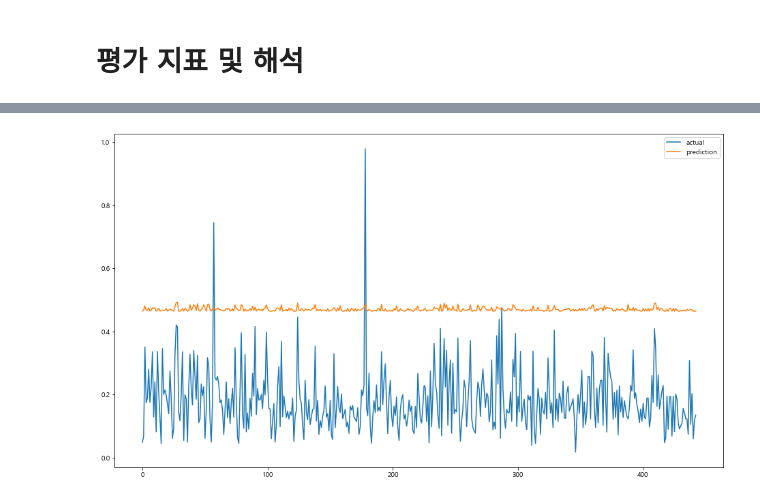
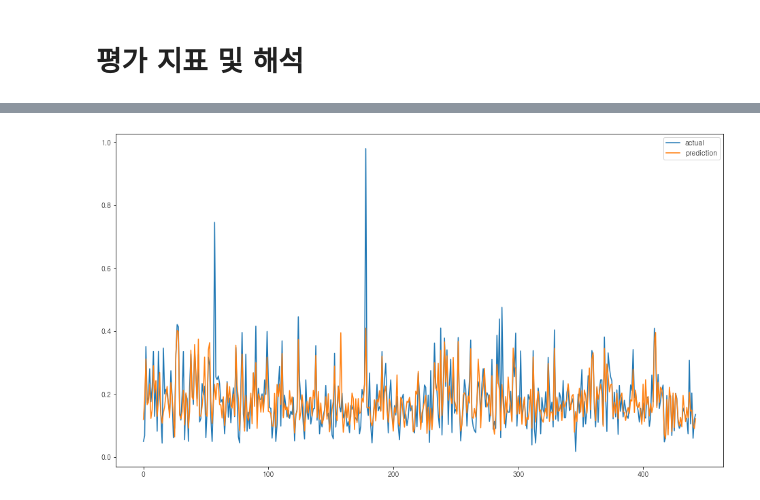
Before and after one commit to iDolphin99/proj-argricultural-price-predict, a Jupyter notebook: Dolphin/model_xgb_lgbm.ipynb, the cells around one changed output, grey strips where cells are left out. Saved outputs shown, nothing was run; the diff lists cells and outputs as text; code cells hidden in the pictures.

```diff
--- a/Dolphin/model_xgb_lgbm.ipynb
+++ b/Dolphin/model_xgb_lgbm.ipynb
@@ -262,0 +425,2 @@ wlist = [(dtrain, 'train'), (dtest,'eval')]
+# %%
+train_feature, train_X, test_X, valid_X, train_y, test_y, valid_y = preprocessing(input_data_list[4], 7, path)
@@ -263,6 +451,7 @@ wlist = [(dtrain, 'train'), (dtest,'eval')]
 # %%
-model_xgb_1 = XGBRegressor(n_estimators=100, learning_rate=0.001, gamma=0, subsample=0.75,
-                           colsample_bytree=1, max_depth=7)
-model_xgb_1.fit(train_X, train_y)
+#model_xgb = XGBRegressor(n_estimators=1000, learning_rate=0.001, colsample_bytree=0.5, subsample=0.8)
+model_xgb = XGBRegressor(n_estimators=1000, learning_rate=0.05)
+get_cv_score(model_xgb, train_X, train_y)
 
-pred_xgb_1 = model_xgb_1.predict(test_X)
+model_xgb.fit(train_X, train_y, early_stopping_rounds=100, eval_metric="logloss", eval_set=evals,verbose=True)
+pred_xgb = model_xgb.predict(test_X)
@@ -335,6 +505,3 @@ Did not meet early stopping. Best iteration is:
 # %% [markdown]
 # 평가 지표 및 해석
-# %%
-    true_y = test_y.to_numpy()
-    true_y = np.ravel(true_y)
 # %%
@@ -366,10 +521,3 @@ get_model_cv_prediction(model_lgbm, train_X, train_y)
 # %%
-true_y = test_y.to_numpy()
-true_y = np.ravel(true_y)
-
-df_result_1 = pd.DataFrame(list(zip(true_y, pred_xgb_1)), columns=['true_y', 'xgb_pred_1'])
-df_result_2 = pd.DataFrame(list(zip(true_y, pred_xgb_2)), columns=['true_y_2', 'xgb_pred_2'])
-
-df_result = pd.concat([df_result_1, df_result_2], axis=1)
-df_result.drop(['true_y_2'], axis=1)
+show_pred(test_y, pred_xgb)
 # %% [output]
@@ -417,4 +561,4 @@ show_prediction_error(test_y, pred_lgbm)
 # %%
-graph(pred_xgb_1, true_y)
+graph(pred_xgb, true_y)
 # %% [output]
-[figure, old version]
+[figure, new version]
```
Also changed, not shown: parts of 36 cells of this notebook, 3 other files.
